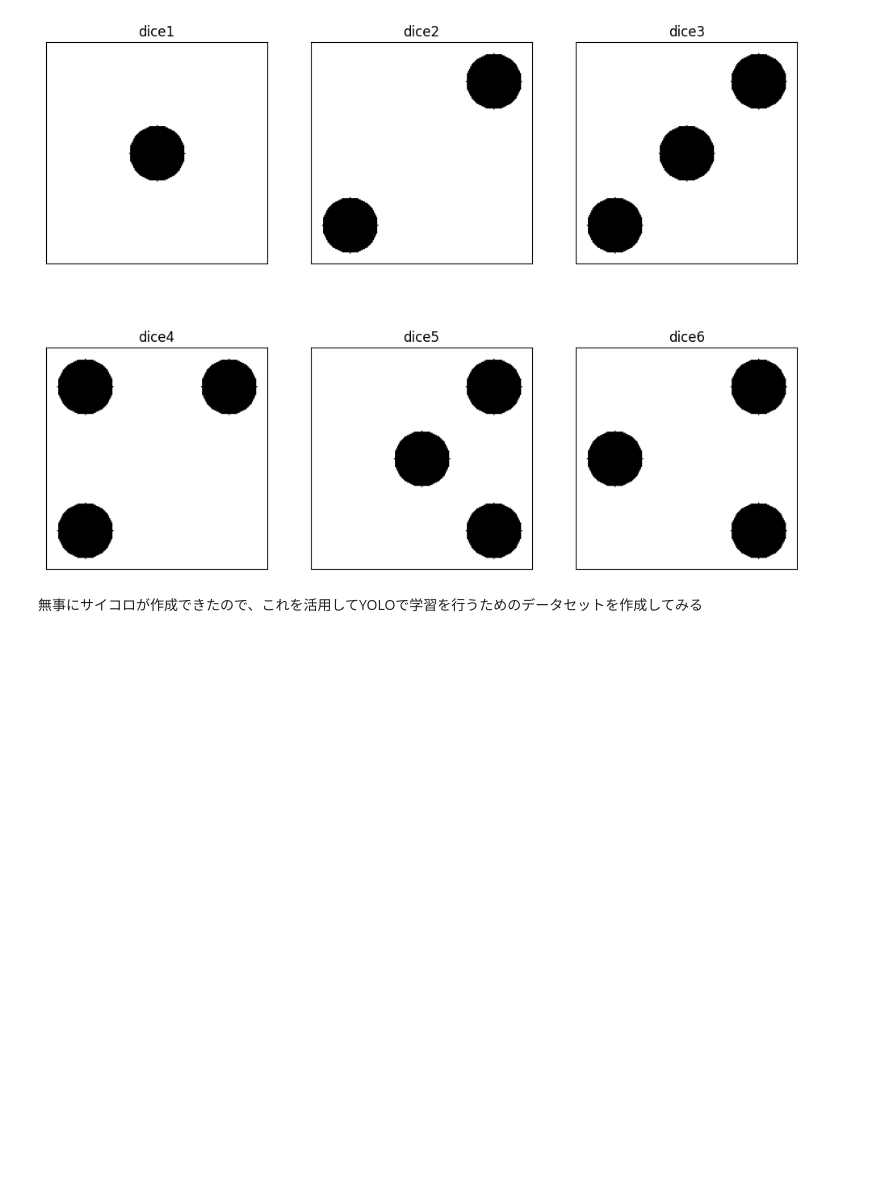
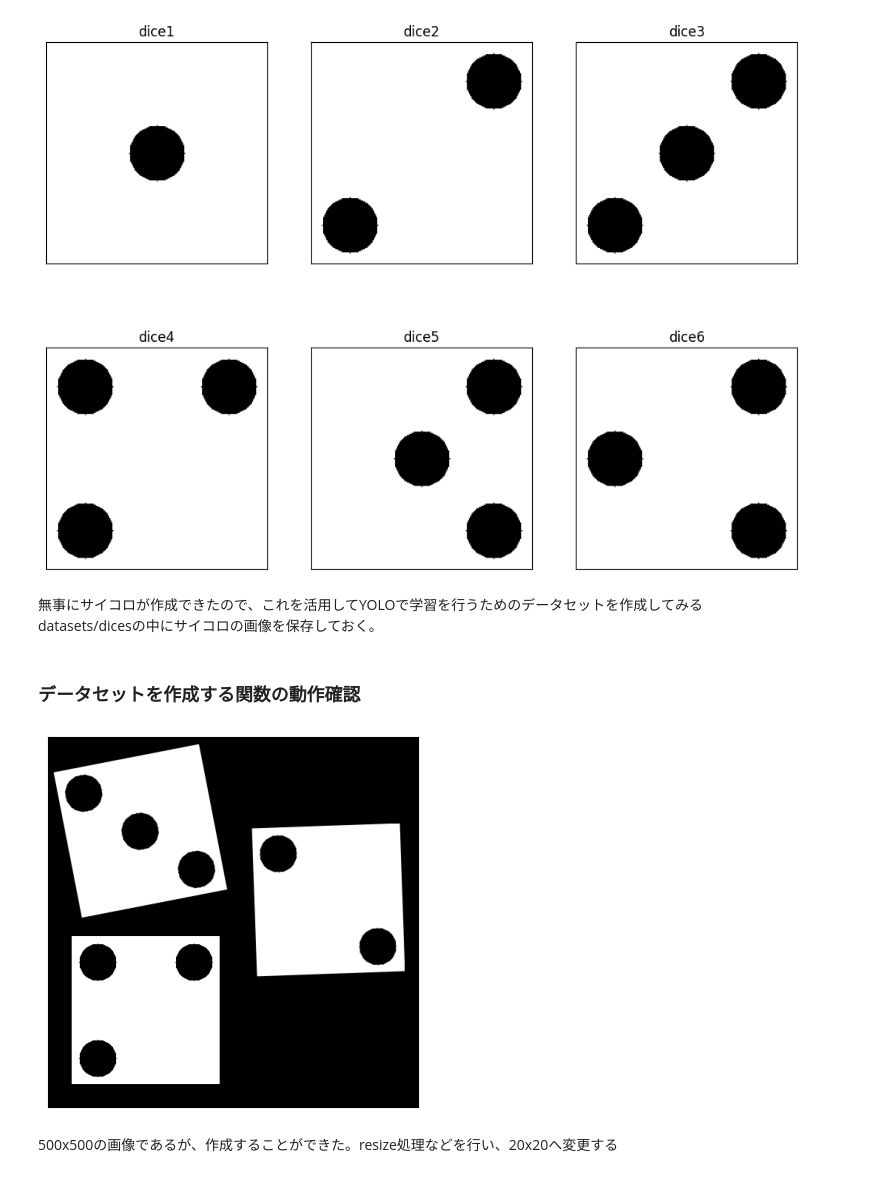
Before and after one commit to h-hosoda-ml/competitions, a Jupyter notebook: sony_20231120/src/notebooks/eda.ipynb, the cells around one changed output. Drawn from its saved outputs; the diff is of its cells as text; code cells hidden in the pictures; blank space fills up the shorter version.

```diff
--- a/sony_20231120/src/notebooks/eda.ipynb
+++ b/sony_20231120/src/notebooks/eda.ipynb
@@ -62,4 +62,16 @@ for i, ax in enumerate(axes.ravel()):
 # %% [output]
 [figure]
 # %% [markdown]
-無事にサイコロが作成できたので、これを活用してYOLOで学習を行うためのデータセットを作成してみる
+無事にサイコロが作成できたので、これを活用してYOLOで学習を行うためのデータセットを作成してみる \
+datasets/dicesの中にサイコロの画像を保存しておく。
+# %% [markdown]
+### データセットを作成する関数の動作確認
+# %%
+from utils.make_datasets import make_dataset
+
+data = make_dataset((500, 500))
+show_image(data)
+# %% [output]
+[figure, added]
+# %% [markdown]
+500x500の画像であるが、作成することができた。resize処理などを行い、20x20へ変更する
```
Also changed, not shown: 1 other file.
